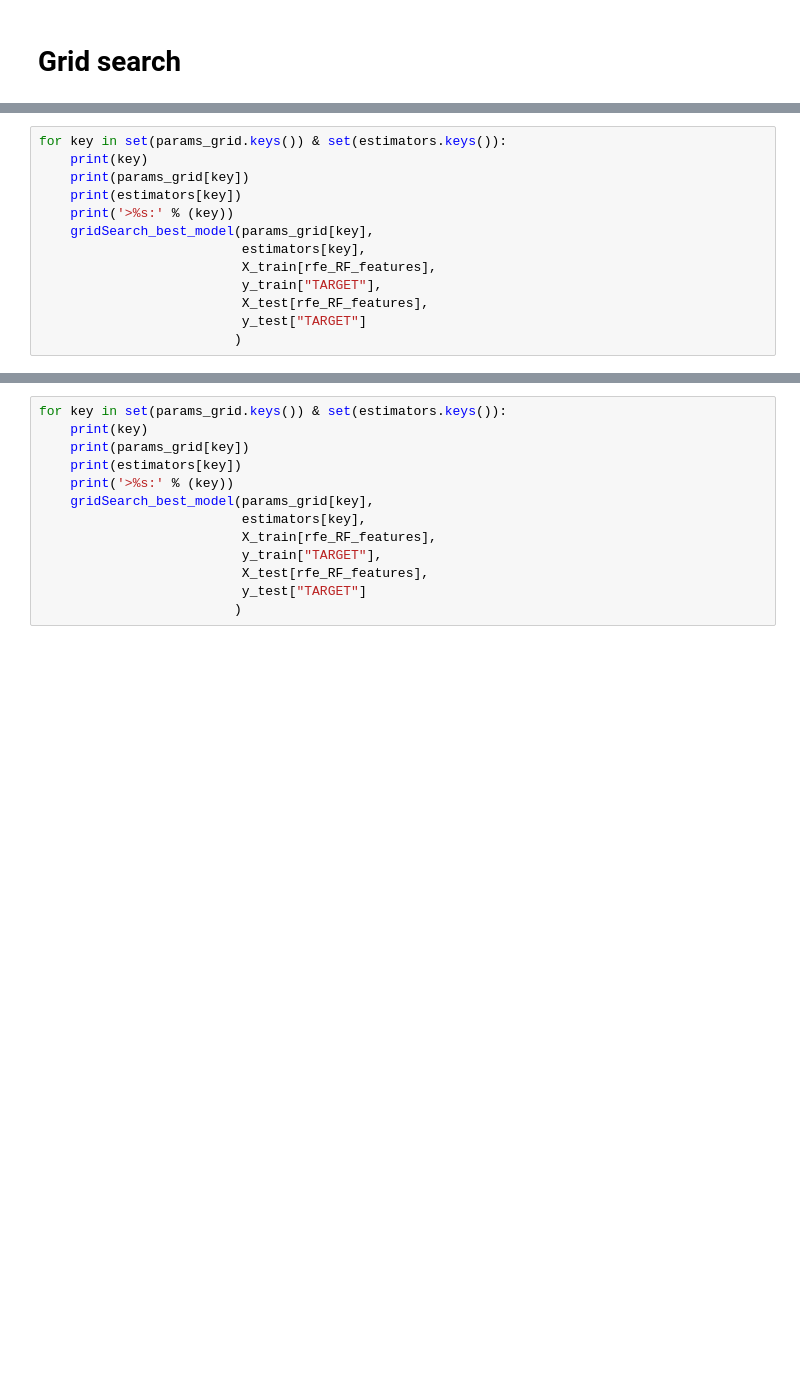
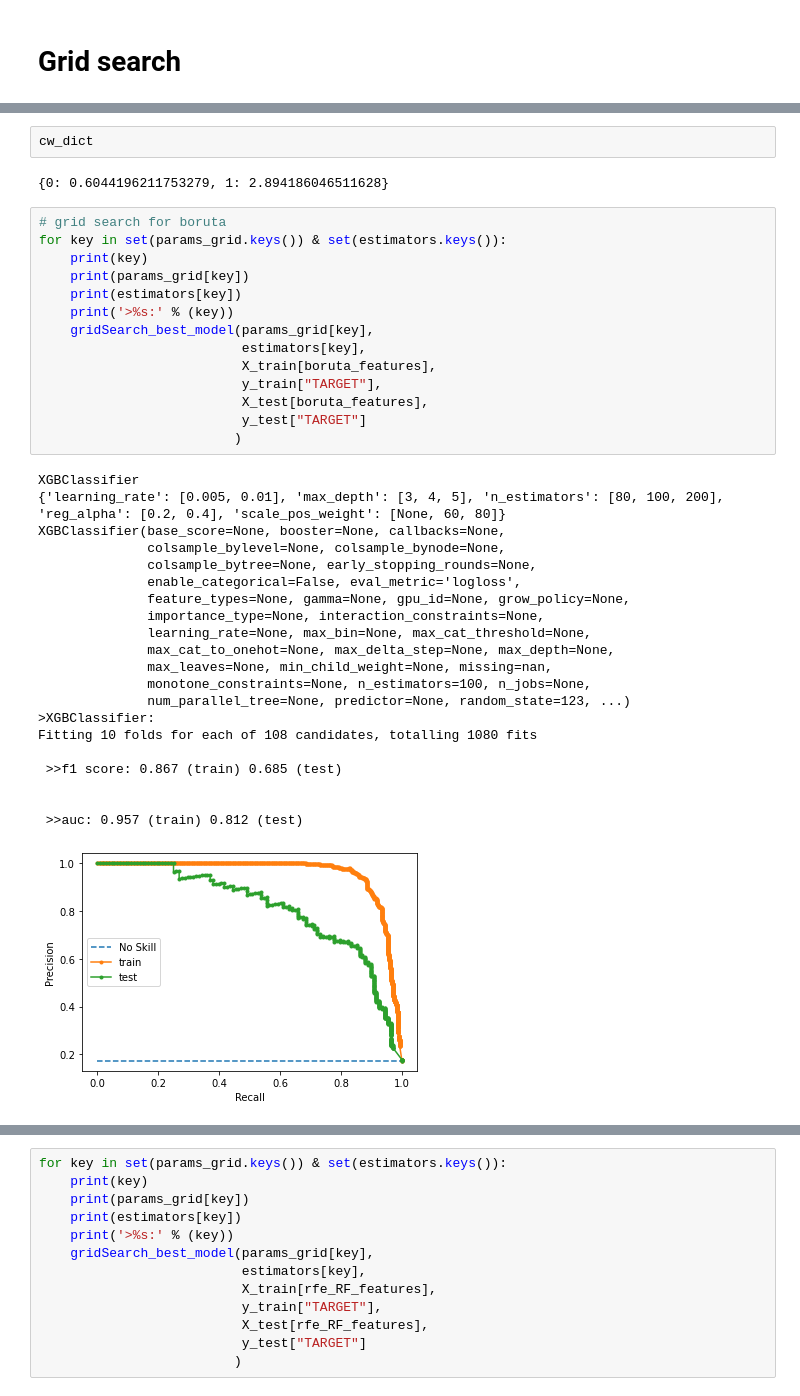
Before and after one commit to vnarvaezt/classification_feature_select_methods, a Jupyter notebook: notebooks/modelling.ipynb, the cells around one changed output, grey strips where cells are left out. Drawn from its saved outputs; the diff is of its cells as text; blank space fills up the shorter version.

```diff
--- a/notebooks/modelling.ipynb
+++ b/notebooks/modelling.ipynb
@@ -634,13 +757,40 @@ print(len(X_train)/5)
+# %%
+cw_dict
+# %% [output]
+{0: 0.6044196211753279, 1: 2.894186046511628}
 # %%
+# grid search for boruta
 for key in set(params_grid.keys()) & set(estimators.keys()):
     print(key)
     print(params_grid[key])
     print(estimators[key])
     print('>%s:' % (key))
     gridSearch_best_model(params_grid[key],
                           estimators[key],
-                          X_train[rfe_RF_features],
+                          X_train[boruta_features],
                           y_train["TARGET"],
-                          X_test[rfe_RF_features],
+                          X_test[boruta_features],
                           y_test["TARGET"]
                          )
+# %% [output]
+XGBClassifier
+{'learning_rate': [0.005, 0.01], 'max_depth': [3, 4, 5], 'n_estimators': [80, 100, 200], 'reg_alpha': [0.2, 0.4], 'scale_pos_weight': [None, 60, 80]}
+XGBClassifier(base_score=None, booster=None, callbacks=None,
+              colsample_bylevel=None, colsample_bynode=None,
+              colsample_bytree=None, early_stopping_rounds=None,
+              enable_categorical=False, eval_metric='logloss',
+              feature_types=None, gamma=None, gpu_id=None, grow_policy=None,
+              importance_type=None, interaction_constraints=None,
+              learning_rate=None, max_bin=None, max_cat_threshold=None,
+              max_cat_to_onehot=None, max_delta_step=None, max_depth=None,
+              max_leaves=None, min_child_weight=None, missing=nan,
+              monotone_constraints=None, n_estimators=100, n_jobs=None,
+              num_parallel_tree=None, predictor=None, random_state=123, ...)
+>XGBClassifier:
+Fitting 10 folds for each of 108 candidates, totalling 1080 fits
+
+ >>f1 score: 0.867 (train) 0.685 (test)
+
+
+ >>auc: 0.957 (train) 0.812 (test)
+[figure, added]
```
Also changed, not shown: parts of 29 cells of this notebook, 4 other files.
